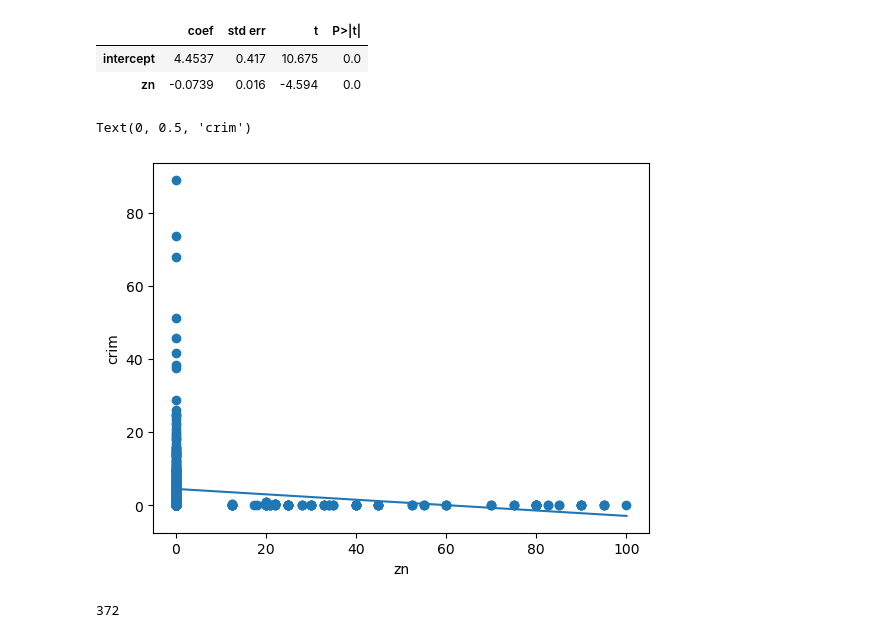
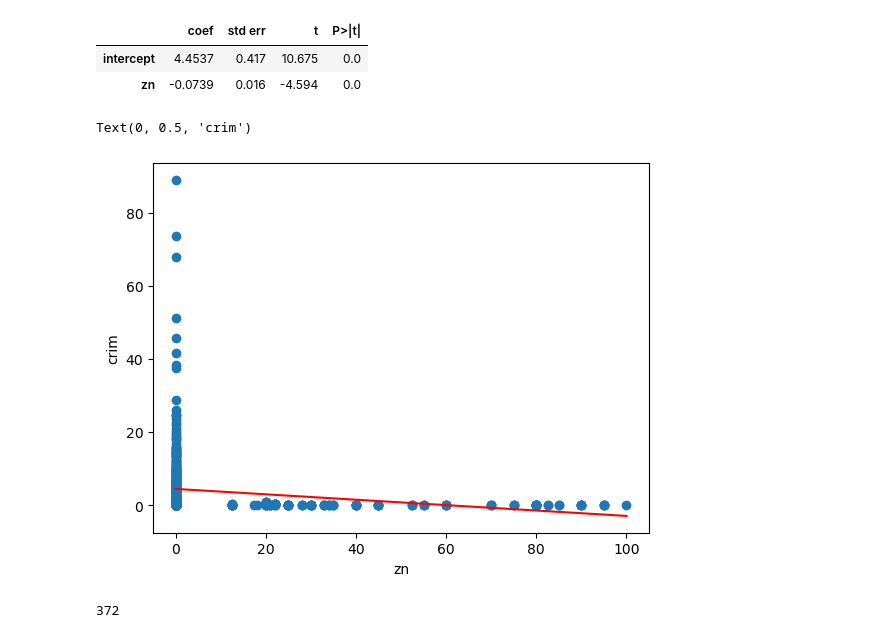
Before and after one commit to carmancater/an-introduction-to-statistical-learning-with-applications-in-python, a Jupyter notebook: Chapter 03 - Linear Regression/Ch 3 Ex 15.ipynb, the cells around one changed output. Drawn from its saved outputs; the diff is of its cells as text; code cells hidden in the pictures.

```diff
--- a/Chapter 03 - Linear Regression/Ch 3 Ex 15.ipynb
+++ b/Chapter 03 - Linear Regression/Ch 3 Ex 15.ipynb
@@ -55,12 +62,12 @@ summarize(result)
 | zn | -0.0739 | 0.016 | -4.594 | 0.0 |
 # %%
 plt.scatter(df['zn'], y)
-plt.plot([0,100],[4.4537, 4.4537 - 0.0739*100])
+plt.plot([0,100],[4.4537, 4.4537 - 0.0739*100], 'r')
 plt.xlabel('zn')
 plt.ylabel('crim')
 # %% [output]
 Text(0, 0.5, 'crim')
-[figure, old version]
+[figure, new version]
 # %%
 len(df[df['zn'] == 0])
 # %% [output]
```
Also changed, not shown: parts of 19 cells of this notebook.
